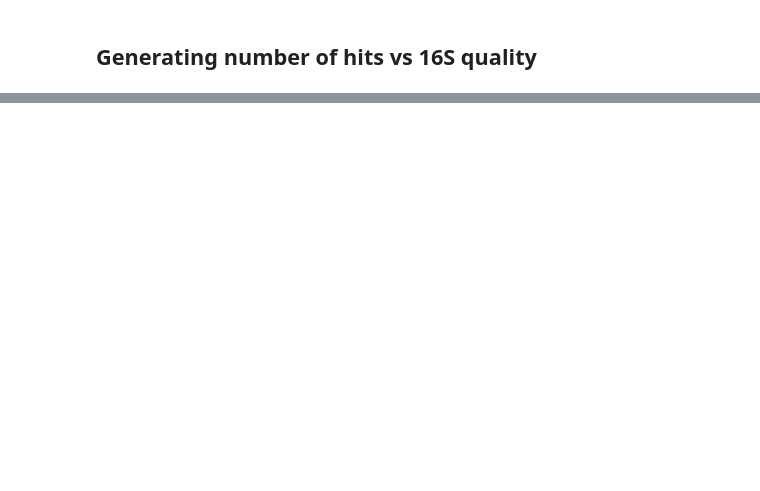
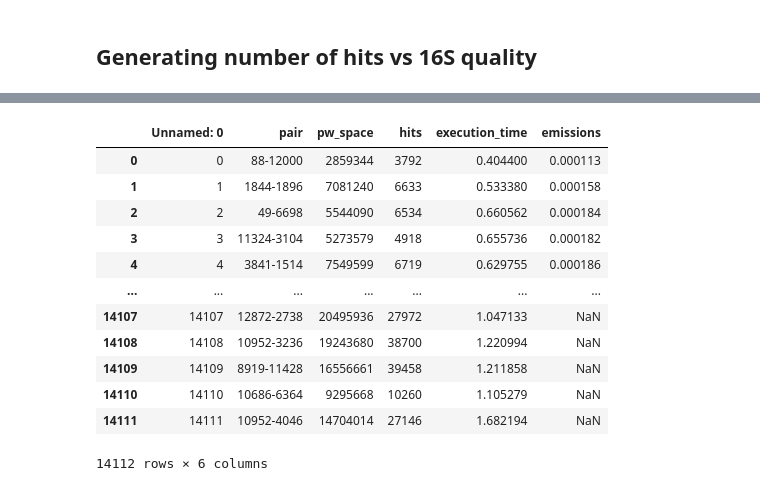
Before and after one commit to BeckResearchLab/learn2thermDB, a Jupyter notebook: notebooks/Plotting_HA.ipynb, the cells around one changed output, grey strips where cells are left out. Cells and saved outputs as stored; diff of their text form; code cells hidden in the pictures; blank space fills up the shorter version.

```diff
--- a/notebooks/Plotting_HA.ipynb
+++ b/notebooks/Plotting_HA.ipynb
@@ -145,0 +228,16 @@ df_hits.describe()
+# %%
+df_hits
+# %% [output]
+|  | Unnamed: 0 | pair | pw_space | hits | execution_time | emissions |
+| 0 | 0 | 88-12000 | 2859344 | 3792 | 0.404400 | 0.000113 |
+| 1 | 1 | 1844-1896 | 7081240 | 6633 | 0.533380 | 0.000158 |
+| 2 | 2 | 49-6698 | 5544090 | 6534 | 0.660562 | 0.000184 |
+| 3 | 3 | 11324-3104 | 5273579 | 4918 | 0.655736 | 0.000182 |
+| 4 | 4 | 3841-1514 | 7549599 | 6719 | 0.629755 | 0.000186 |
+| ... | ... | ... | ... | ... | ... | ... |
+| 14107 | 14107 | 12872-2738 | 20495936 | 27972 | 1.047133 | NaN |
+| 14108 | 14108 | 10952-3236 | 19243680 | 38700 | 1.220994 | NaN |
+| 14109 | 14109 | 8919-11428 | 16556661 | 39458 | 1.211858 | NaN |
+| 14110 | 14110 | 10686-6364 | 9295668 | 10260 | 1.105279 | NaN |
+| 14111 | 14111 | 10952-4046 | 14704014 | 27146 | 1.682194 | NaN |
+14112 rows × 6 columns
```
Also changed, not shown: parts of 32 cells of this notebook.
